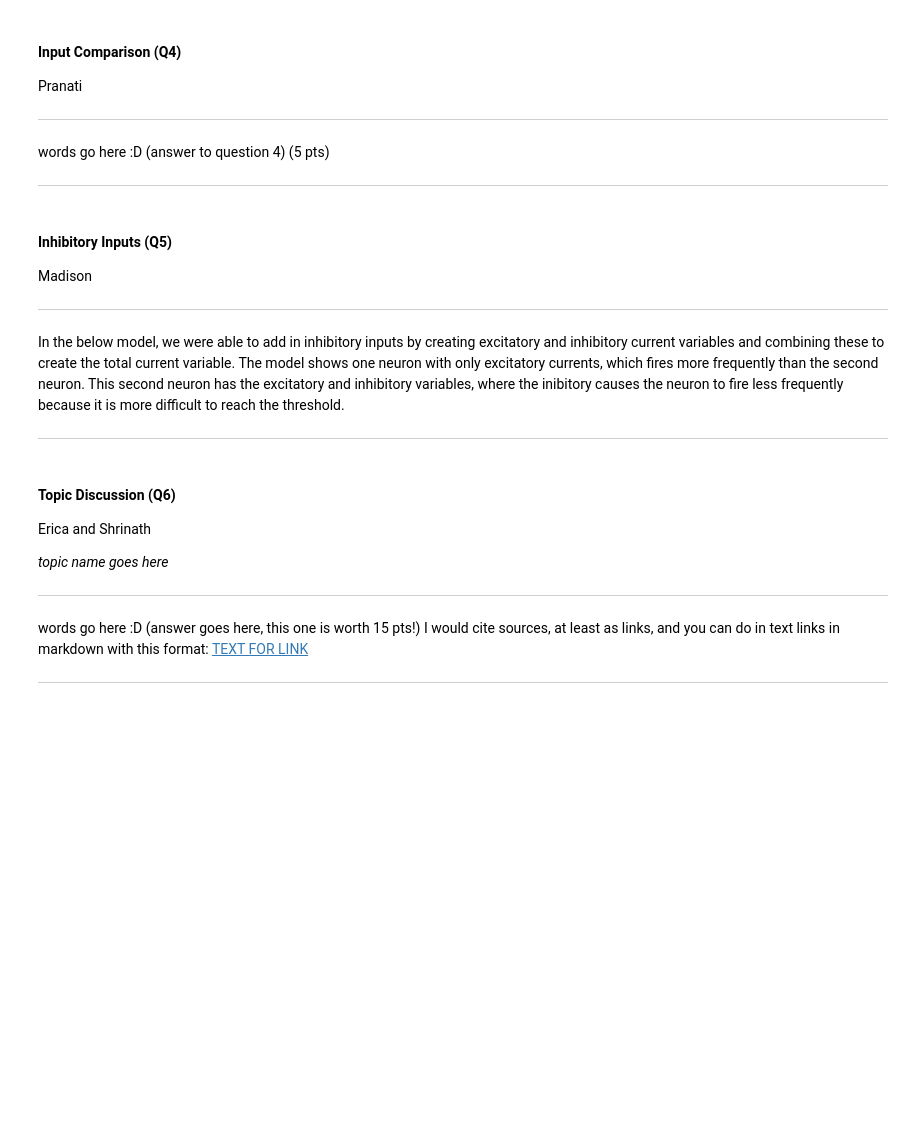
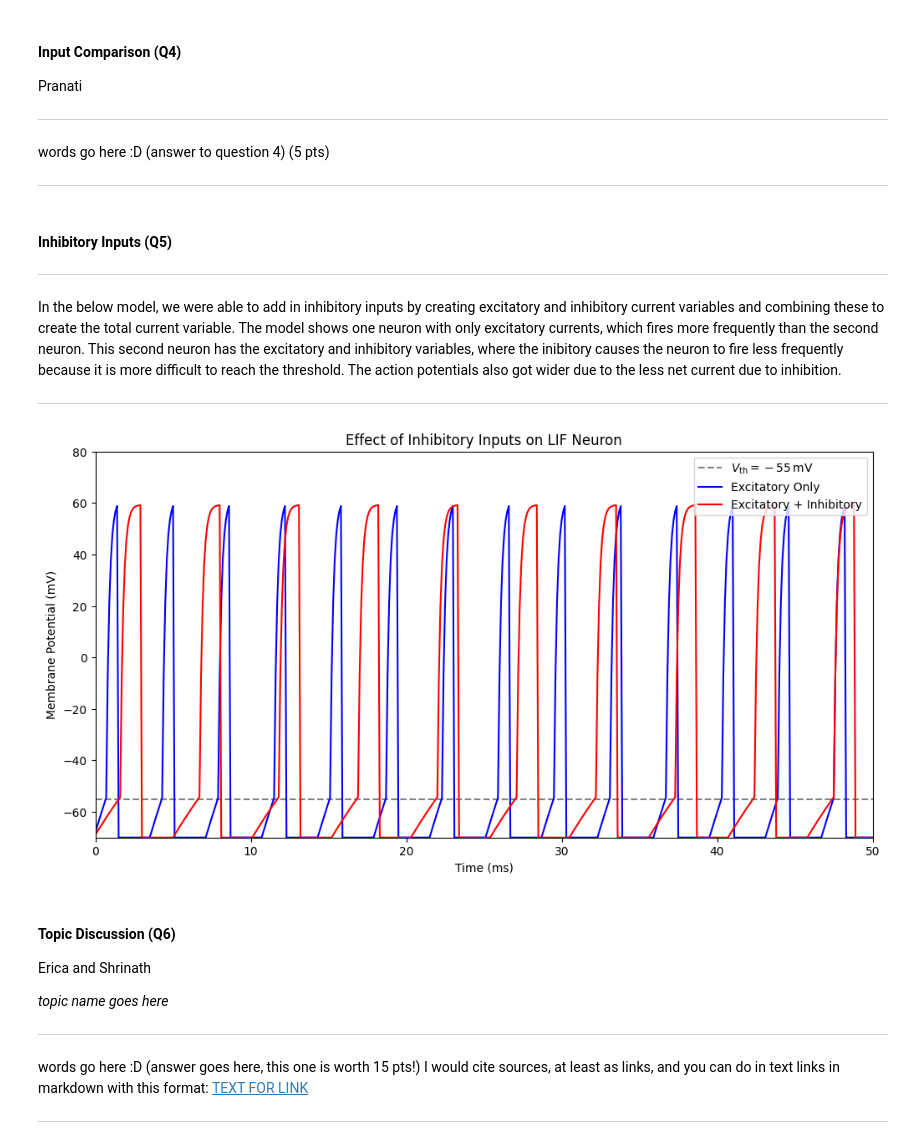
Before and after one commit to jmiller458/neur3002, a Jupyter notebook: NEUR 3002 Unit 1 Project.ipynb, the cells around one changed output. Drawn from its saved outputs; the diff is of its cells as text; code cells hidden in the pictures; blank space fills up the shorter version.

```diff
--- a/NEUR 3002 Unit 1 Project.ipynb
+++ b/NEUR 3002 Unit 1 Project.ipynb
@@ -284,25 +284,24 @@ words go here :D (answer to question 4) (5 pts)
 # %% [markdown]
 #### Inhibitory Inputs (Q5)
 
-Madison
+---
+
+In the below model, we were able to add in inhibitory inputs by creating excitatory and inhibitory current variables and combining these to create the total current variable. The model shows one neuron with only excitatory currents, which fires more frequently than the second neuron. This second neuron has the excitatory and inhibitory variables, where the inibitory causes the neuron to fire less frequently because it is more difficult to reach the threshold. The action potentials also got wider due to the less net current due to inhibition.
 
 ---
-
-In the below model, we were able to add in inhibitory inputs by creating excitatory and inhibitory current variables and combining these to create the total current variable. The model shows one neuron with only excitatory currents, which fires more frequently than the second neuron. This second neuron has the excitatory and inhibitory variables, where the inibitory causes the neuron to fire less frequently because it is more difficult to reach the threshold.
-
----
 # %%
 import numpy as np
 import matplotlib.pyplot as plt
 
 class LIFNeuron:
-    def __init__(self, v_th=-55, C=10, v_L=-70, g_L=1, v_Na=60, g_Na=40, tau_ref=2):
-        self.C = C  # membrane capacitance
+    def __init__(self, v_th=-55, C=10, v_L=-70, g_L=1,
+                       v_Na=60, g_Na=40, tau_ref=2):
+        self.C = C # membrane capacitance
         self.v_th = v_th  # threshold potential
         self.v_L = v_L  # resting/leaky membrane potential
-        self.g_L = g_L  # leaky membrane conductance
+        self.g_L = g_L # leaky membrane conductance
         self.v_Na = v_Na  # sodium equilibrium potential
-        self.g_Na = g_Na  # sodium membrane conductance
+        self.g_Na = g_Na # sodium membrane conductance
         self.tau_ref = tau_ref  # refractory period
         self.reset()
 
@@ -315,55 +314,63 @@ class LIFNeuron:
             self.refractory_time -= dt
             self.v = self.v_L
         else:
-            dv = (-self.g_L*(self.v-self.v_L) + current) / self.C * dt
+            if self.v < self.v_th:
+                dv = (-self.g_L*(self.v-self.v_L) + current) / self.C * dt
+            else: # Add sodium current once reaching threshold
+                dv = (-self.g_L*(self.v-self.v_L)-self.g_Na*(self.v-self.v_Na) + current) / self.C * dt
             self.v += dv
-            # Check for threshold crossing
-            if self.v >= self.v_th:
+            if self.v >= self.v_Na or dv < 0.05: # Reset action potential if at sodium potential or V infinity
                 self.v = self.v_L
                 self.refractory_time = self.tau_ref
 
 def simulate_lif_neuron(neuron, currents, dt=0.1, duration=100):
+
     num_steps = int(duration / dt)
-    times = np.arange(0, duration, dt)
-    voltages = np.zeros(num_steps)
+
+    voltages = []
 
     for i in range(num_steps):
         current = currents[i] if i < len(currents) else 0
         neuron.update(dt, current)
-        voltages[i] = neuron.v
+        voltages.append(neuron.v)
 
-    return times, voltages
+    time = np.arange(0, duration, dt)
+    return time, voltages
+
 
 # Simulation parameters
 duration = 100  # Total duration of the simulation in ms
 dt = 0.1  # Time step in ms
 
 # Excitatory current
 current_excitatory = np.ones(int(duration / dt)) * 200  # Excitatory current amplitude
 
 # Inhibitory current
 current_inhibitory = np.ones(int(duration / dt)) * -100  # Inhibitory current amplitude
 
 # Excitatory only simulation
 neuron_excitatory_only = LIFNeuron()
 times, voltages_excitatory_only = simulate_lif_neuron(neuron_excitatory_only, current_excitatory, dt, duration)
 
 # Combined excitatory and inhibitory simulation
 total_current_combined = current_excitatory + current_inhibitory
 neuron_combined = LIFNeuron()
 times, voltages_combined = simulate_lif_neuron(neuron_combined, total_current_combined, dt, duration)
 
 # Plotting the results
 plt.figure(figsize=(12, 6))
 plt.axhline(neuron_excitatory_only.v_th, color='gray', linestyle='--', label=r'$V_{\mathrm{th}} = -55\,\mathrm{mV}$')
 plt.plot(times, voltages_excitatory_only, color='blue', label='Excitatory Only')
 plt.plot(times, voltages_combined, color='red', label='Excitatory + Inhibitory')
 plt.title('Effect of Inhibitory Inputs on LIF Neuron')
 plt.xlabel('Time (ms)')
 plt.ylabel('Membrane Potential (mV)')
-plt.xlim([0,25])
-plt.legend()
+plt.xlim([0,50])
+plt.ylim([neuron.v_L, 80])
+plt.legend(loc='upper right')
 plt.show()
+# %% [output]
+[figure, added]
 # %% [markdown]
 #### Topic Discussion (Q6)
 
```
